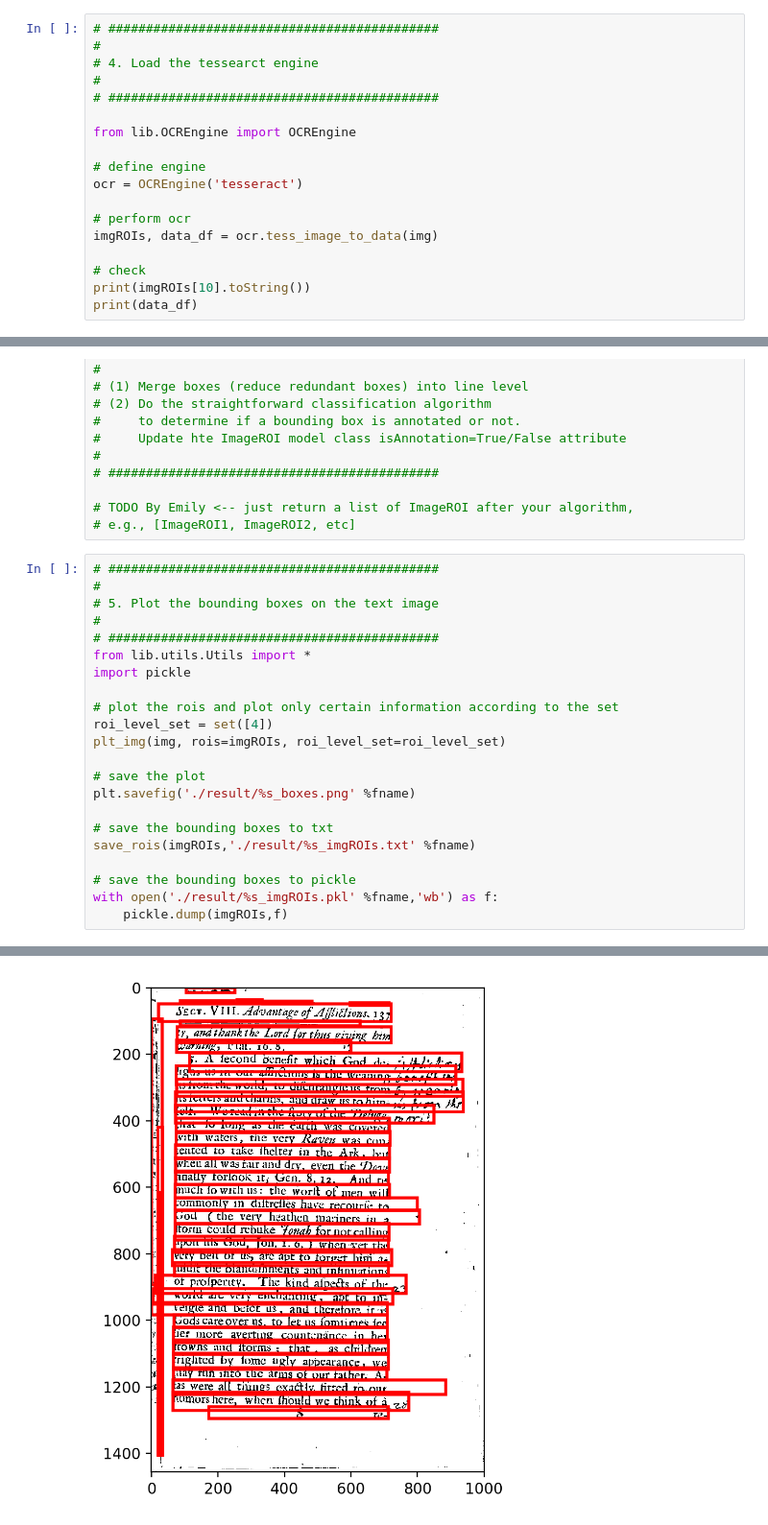
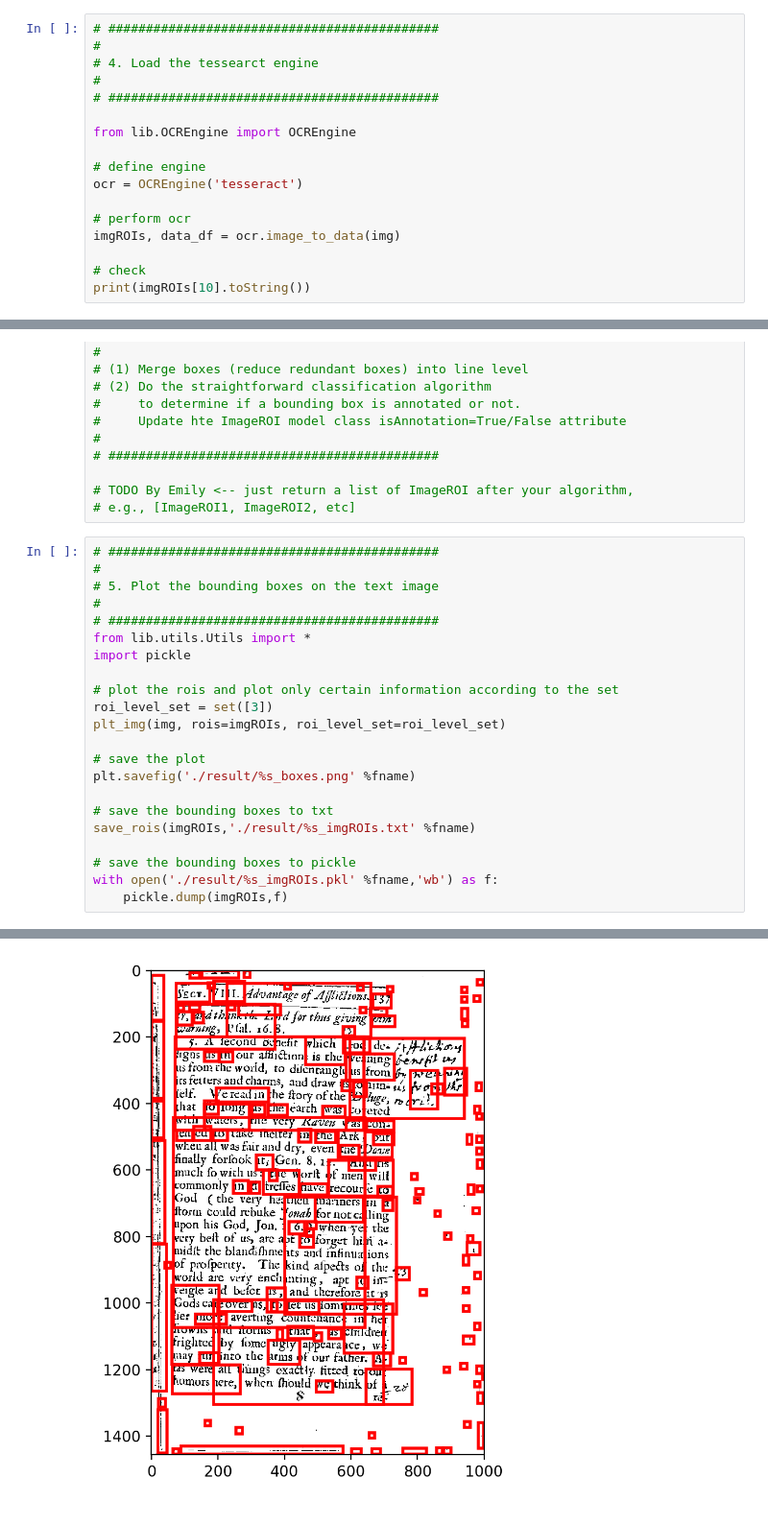
Before and after one commit to collectionslab/Omniscribe, a Jupyter notebook: detection/main.ipynb, the cells around one changed output, grey strips where cells are left out. Shown at 96% size. Cells and saved outputs as stored; diff of their text form.

```diff
--- a/detection/main.ipynb
+++ b/detection/main.ipynb
@@ -76,8 +76,7 @@ from lib.OCREngine import OCREngine
 ocr = OCREngine('tesseract')
 
 # perform ocr
-imgROIs, data_df = ocr.tess_image_to_data(img)
+imgROIs, data_df = ocr.image_to_data(img)
 
 # check
 print(imgROIs[10].toString())
-print(data_df)
@@ -123,7 +104,7 @@ from lib.utils.Utils import *
 import pickle
 
 # plot the rois and plot only certain information according to the set
-roi_level_set = set([4])
+roi_level_set = set([3])
 plt_img(img, rois=imgROIs, roi_level_set=roi_level_set)
 
 # save the plot
@@ -156 +138 @@ Number of ROIs plotted: 41
-[figure, old version]
+[figure, new version]
```
Also changed, not shown: parts of 2 cells of this notebook, 6 other files.
